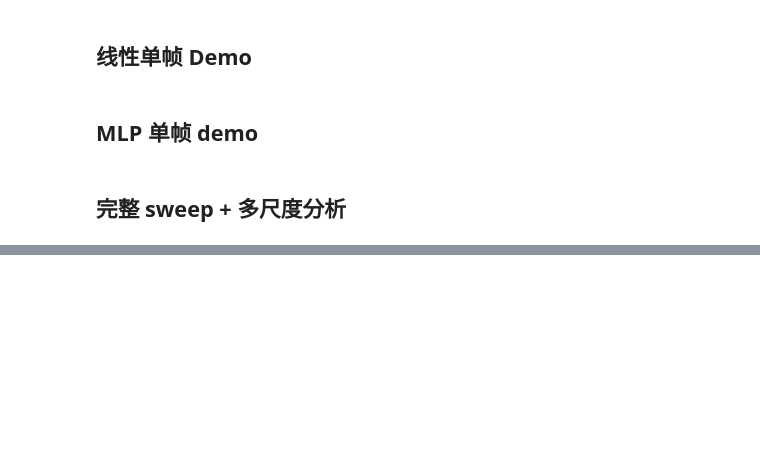
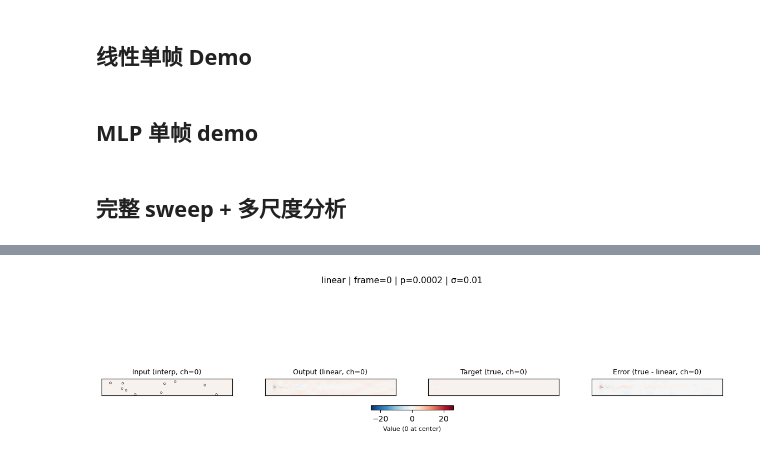
Before and after one commit to Flyingfish812/Ena, a Jupyter notebook: console.ipynb, the cells around one changed output, grey strips where cells are left out. Saved outputs shown, nothing was run; the diff lists cells and outputs as text; code cells hidden in the pictures; blank space fills up the shorter version.

```diff
--- a/console.ipynb
+++ b/console.ipynb
@@ -110,0 +161,9 @@ res["df_linear"].head()
+# %%
+from backend.pipeline import plot_example_from_npz
+
+fig = plot_example_from_npz(
+    "artifacts/experiments/cylinder_exp1_3/p0-0002_sigma0-01/linear_example_00.npz",
+    channel=0,
+)
+# %% [output]
+[figure, added]
```
Also changed, not shown: parts of 2 cells of this notebook, 3 other files.
